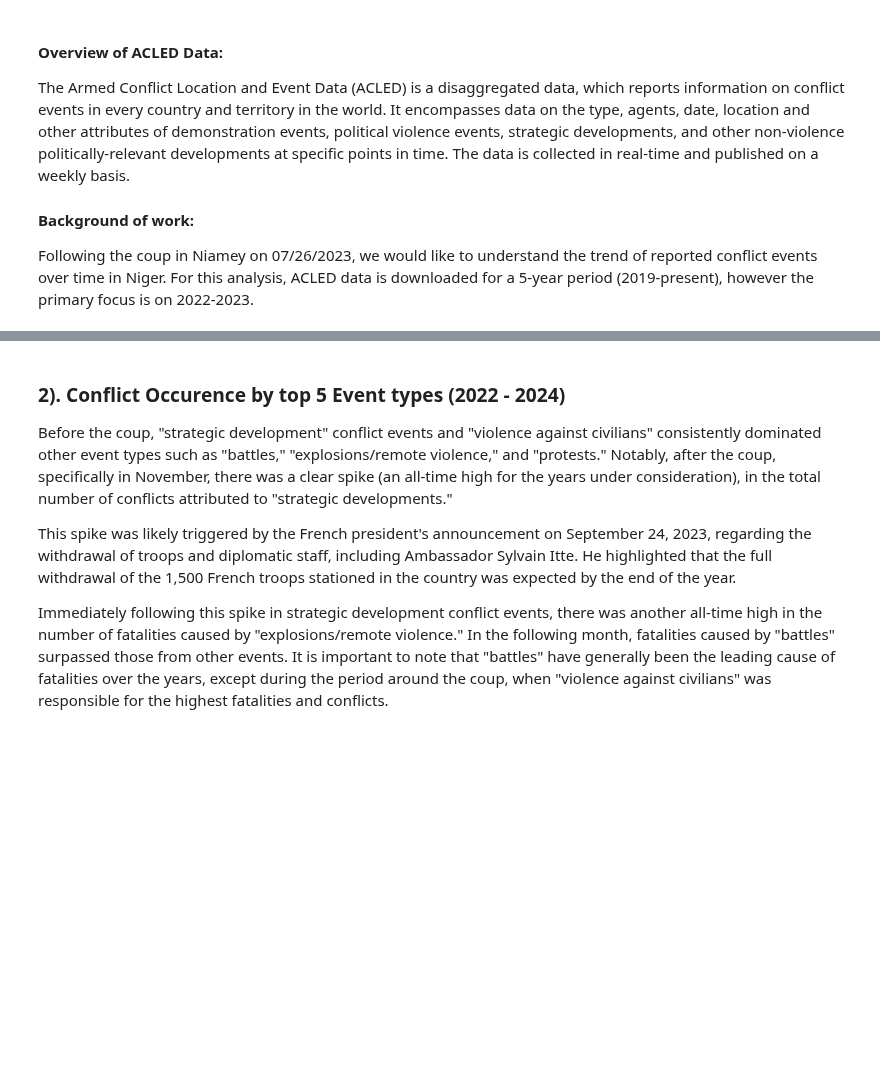
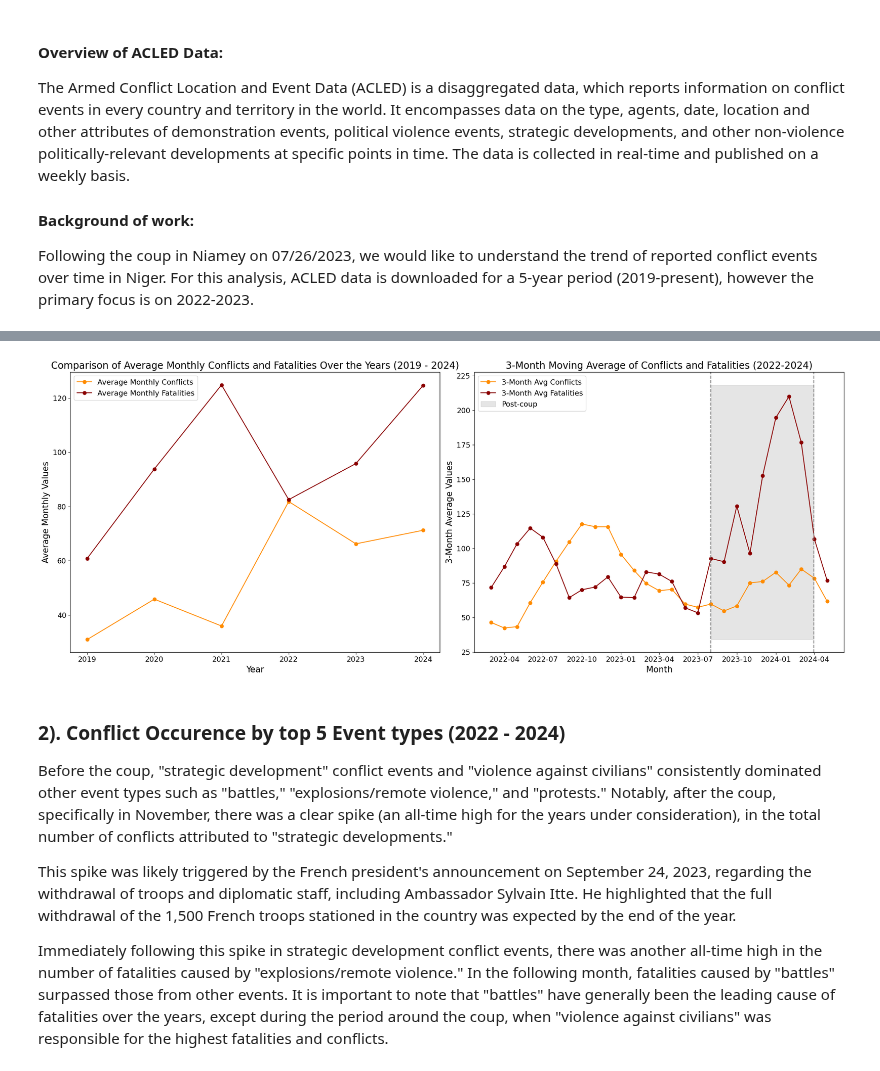
Before and after one commit to datapartnership/niger-economic-monitoring, a Jupyter notebook: notebooks/conflict/Niger Conflict Data.ipynb, the cells around one changed output, grey strips where cells are left out. Drawn from its saved outputs; the diff is of its cells as text; code cells hidden in the pictures; blank space fills up the shorter version.

Commit message:
Final modifications to conflict analysis

```diff
--- a/notebooks/conflict/Niger Conflict Data.ipynb
+++ b/notebooks/conflict/Niger Conflict Data.ipynb
@@ -194,3 +244,85 @@ plt.show()
+# %%
+
+niger_df['event_date'] = pd.to_datetime(niger_df['event_date'], format='%d-%m-%Y')
+niger_df['month_year'] = niger_df['event_date'].dt.to_period('M')
+
+# Group by year and calculate the yearly summary statistics
+summ_years = niger_df.groupby('year').agg({
+    'event_id_cnty': 'count',
+    'fatalities': 'sum',
+    'location': pd.Series.nunique,
+    'month': pd.Series.nunique
+}).rename(columns={
+    'event_id_cnty': 'total_conflicts',
+    'fatalities': 'total_fatalities',
+    'location': 'num_locations',
+    'month': 'num_months'
+}).reset_index()
+
+# Calculate monthly averages for conflicts and fatalities
+summ_years['avg_monthly_conflicts'] = (summ_years['total_conflicts'] / summ_years['num_months']).round(1)
+summ_years['avg_monthly_fatalities'] = (summ_years['total_fatalities'] / summ_years['num_months']).round(1)
+
+# Filter data for 2022, 2023 and 2024
+trend_2023 = niger_df[niger_df['year'].isin([2022, 2023, 2024])]
+
+# Group by month_year and aggregate the counts and sums
+trend_2023 = trend_2023.groupby(['month_year']).agg({
+    'event_id_cnty': 'count',
+    'fatalities': 'sum'
+}).rename(columns={
+    'event_id_cnty': 'total_conflicts',
+    'fatalities': 'total_fatalities'
+}).reset_index()
+
+# Calculate the 3-month moving average
+trend_2023['conflicts_3mo_avg'] = trend_2023['total_conflicts'].rolling(window=3).mean()
+trend_2023['fatalities_3mo_avg'] = trend_2023['total_fatalities'].rolling(window=3).mean()
+
+# Create subplots
+fig, ax = plt.subplots(1, 2, figsize=(20, 8))
+
+# Plot average monthly conflicts and fatalities over the years
+ax[0].plot(summ_years["year"], summ_years["avg_monthly_conflicts"], marker='o', label='Average Monthly Conflicts', color='darkorange')
+ax[0].plot(summ_years["year"], summ_years["avg_monthly_fatalities"], marker='o', label='Average Monthly Fatalities', color='darkred')
+ax[0].set_title('Comparison of Average Monthly Conflicts and Fatalities Over the Years (2019 - 2024)', fontsize = 17)
+ax[0].set_xlabel('Year', fontsize = 15)
+ax[0].set_ylabel('Average Monthly Values', fontsize = 15)
+ax[0].legend(fontsize = 13)
+ax[0].grid(False)
+ax[0].tick_params(axis='both', which='major', labelsize=13)
+
+
+
+# Plot the 3-month moving average
+ax[1].plot(trend_2023['month_year'].dt.to_timestamp(), trend_2023['conflicts_3mo_avg'], marker='o', label='3-Month Avg Conflicts', color='darkorange')
+ax[1].plot(trend_2023['month_year'].dt.to_timestamp(), trend_2023['fatalities_3mo_avg'], marker='o', label='3-Month Avg Fatalities', color='darkred')
+
+# Highlight the period between 2023-11 and 2024-01
+start_highlight = pd.Timestamp('2023-08-01')
+end_highlight = pd.Timestamp('2024-03-31')
+ax[1].axvline(x=start_highlight, color='grey', linestyle='--')
+ax[1].axvline(x=end_highlight, color='grey', linestyle='--')
+
+# Annotate the highlighted period
+ax[1].fill_betweenx(
+    ax[1].get_ylim(), start_highlight, end_highlight, color='grey', alpha=0.2, label='Post-coup'
+)
+
+ax[1].set_title('3-Month Moving Average of Conflicts and Fatalities (2022-2024)', fontsize = 17)
+ax[1].set_xlabel('Month', fontsize = 15)
+ax[1].set_ylabel('3-Month Average Values', fontsize = 15)
+ax[1].legend(fontsize = 13)
+ax[1].grid(False)
+ax[1].tick_params(axis='both', which='major', labelsize=13)
+
+# Adjust layout to prevent overlap
+plt.tight_layout()
+
+# Show the plots
+plt.show()
+# %% [output]
+[figure, added]
 # %% [markdown]
 ### 2). Conflict Occurence by top 5 Event types (2022 - 2024)
 
```
Also changed, not shown: parts of 7 cells of this notebook, 1 other file.
